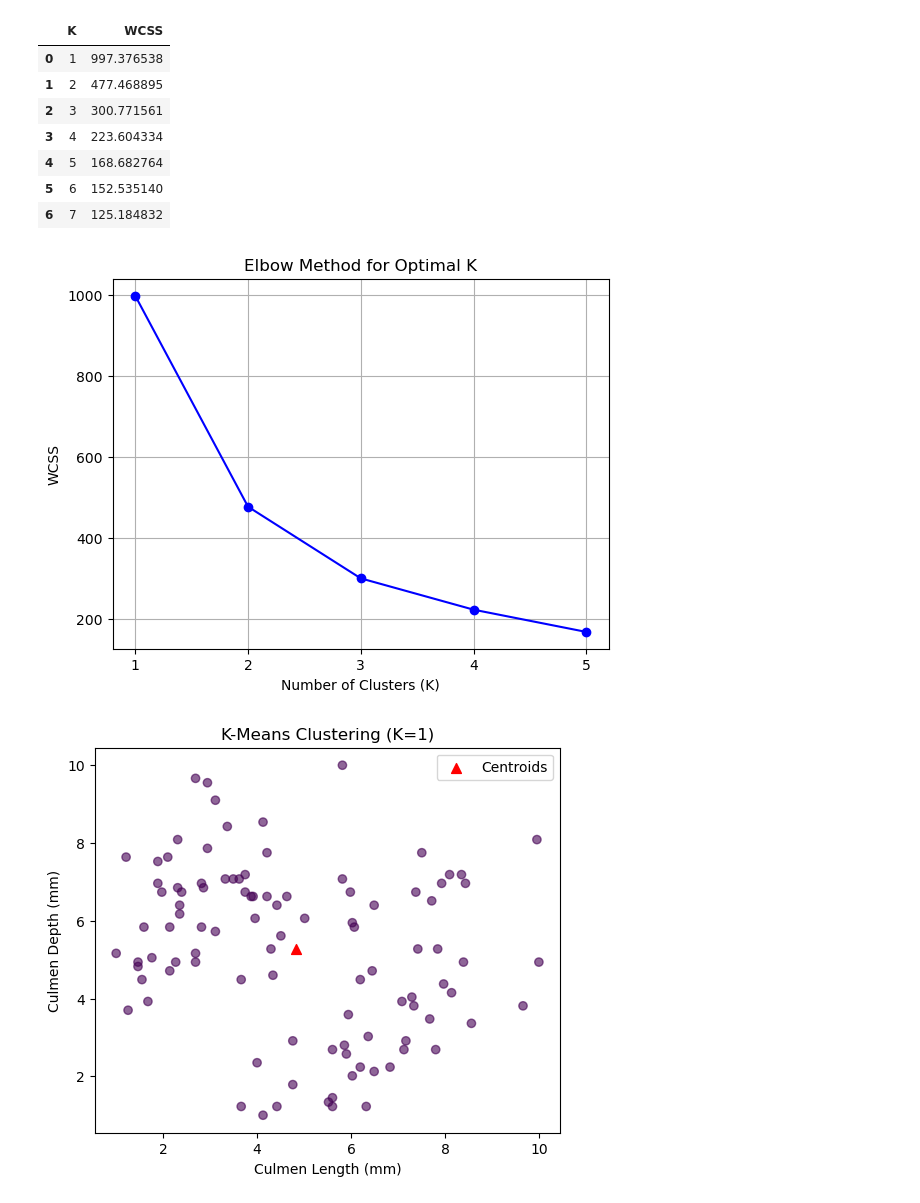
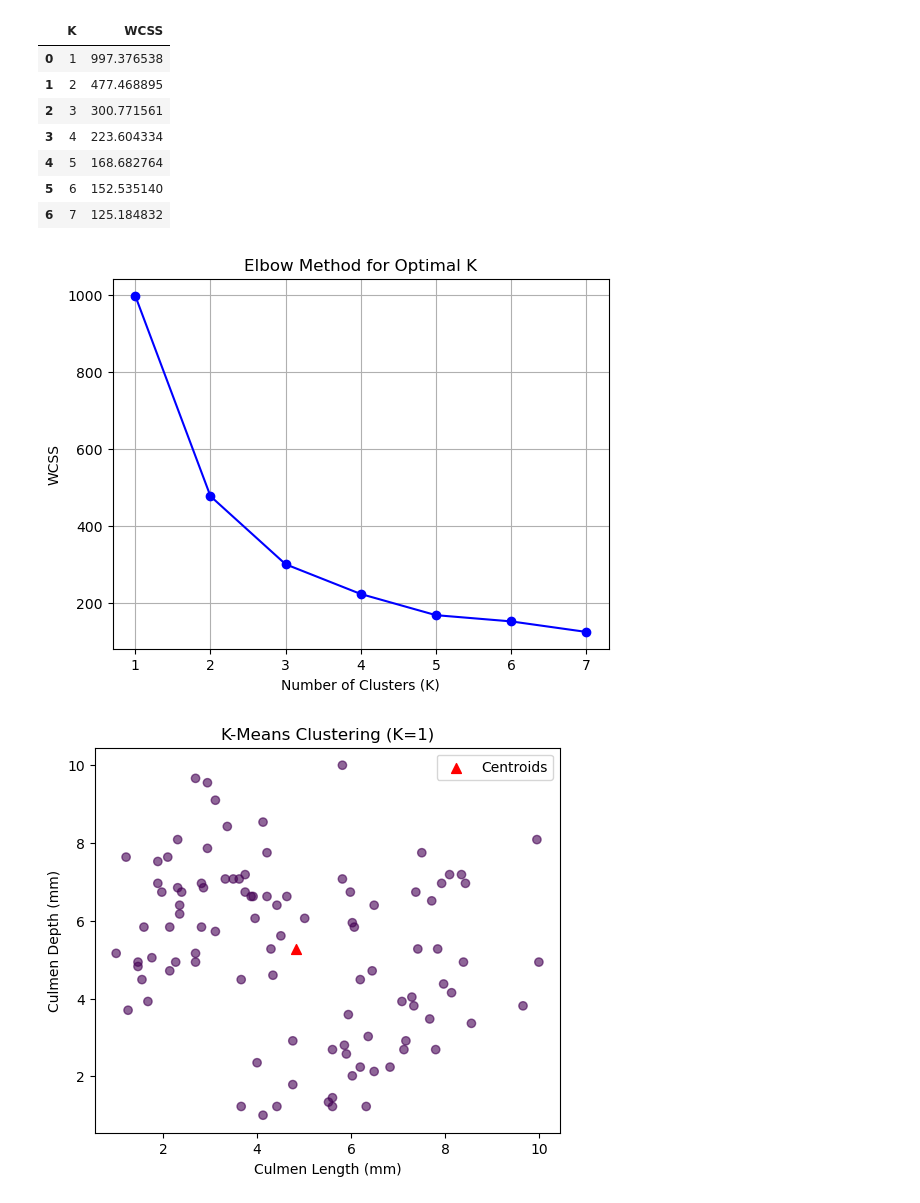
Before and after one commit to jvnthny-espiritu/ml-courseworks, a Jupyter notebook: k-means-activity/james/kmeans-james.ipynb, the cells around one changed output. Saved outputs shown, nothing was run; the diff lists cells and outputs as text; code cells hidden in the pictures.

```diff
--- a/k-means-activity/james/kmeans-james.ipynb
+++ b/k-means-activity/james/kmeans-james.ipynb
@@ -132,15 +132,15 @@ WCSS Values for Different K
 # %%
 import matplotlib.pyplot as plt
 
-plt.plot(range(1, 6), wcss_values, marker='o', linestyle='-', color='b')
+plt.plot(range(1, 8), wcss_values, marker='o', linestyle='-', color='b')
 plt.xlabel("Number of Clusters (K)")
 plt.ylabel("WCSS")
 plt.title("Elbow Method for Optimal K")
-plt.xticks(range(1, 6))
+plt.xticks(range(1, 8))
 plt.grid(True)
 plt.show()
 # %% [output]
-[figure, old version]
+[figure, new version]
 # %%
 for k in range(1, 8):
     labels, centroids, _, _ = kmeans(X, k)
```
Also changed, not shown: parts of 1 cell of this notebook.
